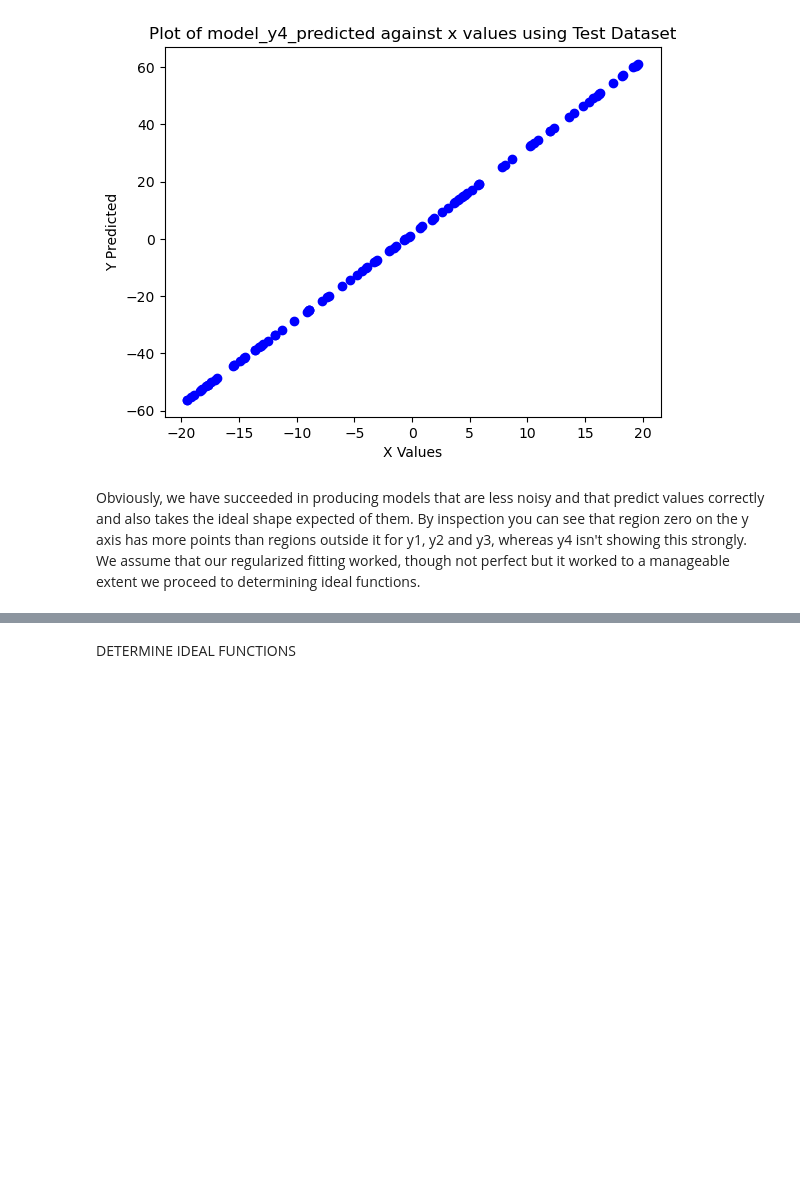
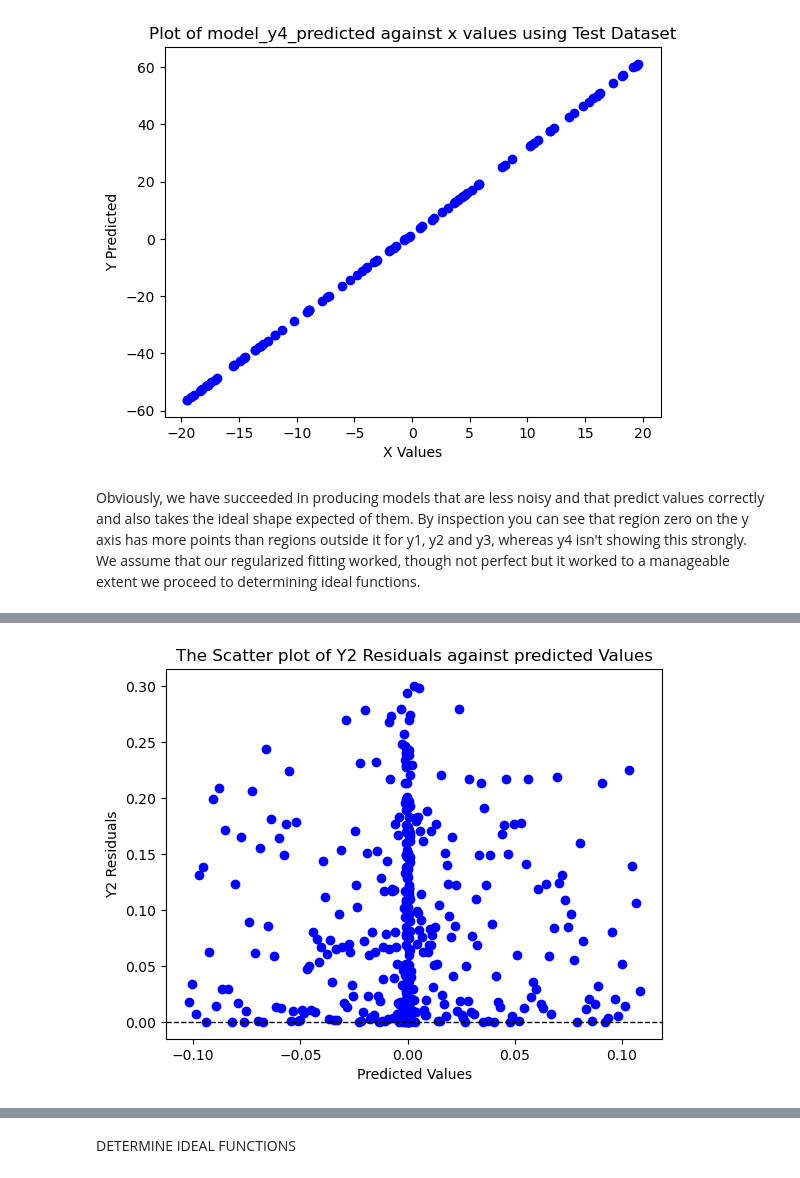
Before and after one commit to elahsoft/Our_Reality, a Jupyter notebook: our_reality.ipynb, the cells around one changed output, grey strips where cells are left out. Drawn from its saved outputs; the diff is of its cells as text; code cells hidden in the pictures; blank space fills up the shorter version.

```diff
--- a/our_reality.ipynb
+++ b/our_reality.ipynb
@@ -536,0 +554,5 @@ We assume that our regularized fitting worked, though not perfect but it worked
+# %%
+visualization = Visualization("The Scatter plot of Y2 Residuals against predicted Values", "Predicted Values", "Y2 Residuals")
+visualization.scatter_plot(pred_df.loc[:, 'y2'], res_df.loc[:,'res2'], True)
+# %% [output]
+[figure, added]
```
Also changed, not shown: parts of 26 cells of this notebook, 24 other files.
